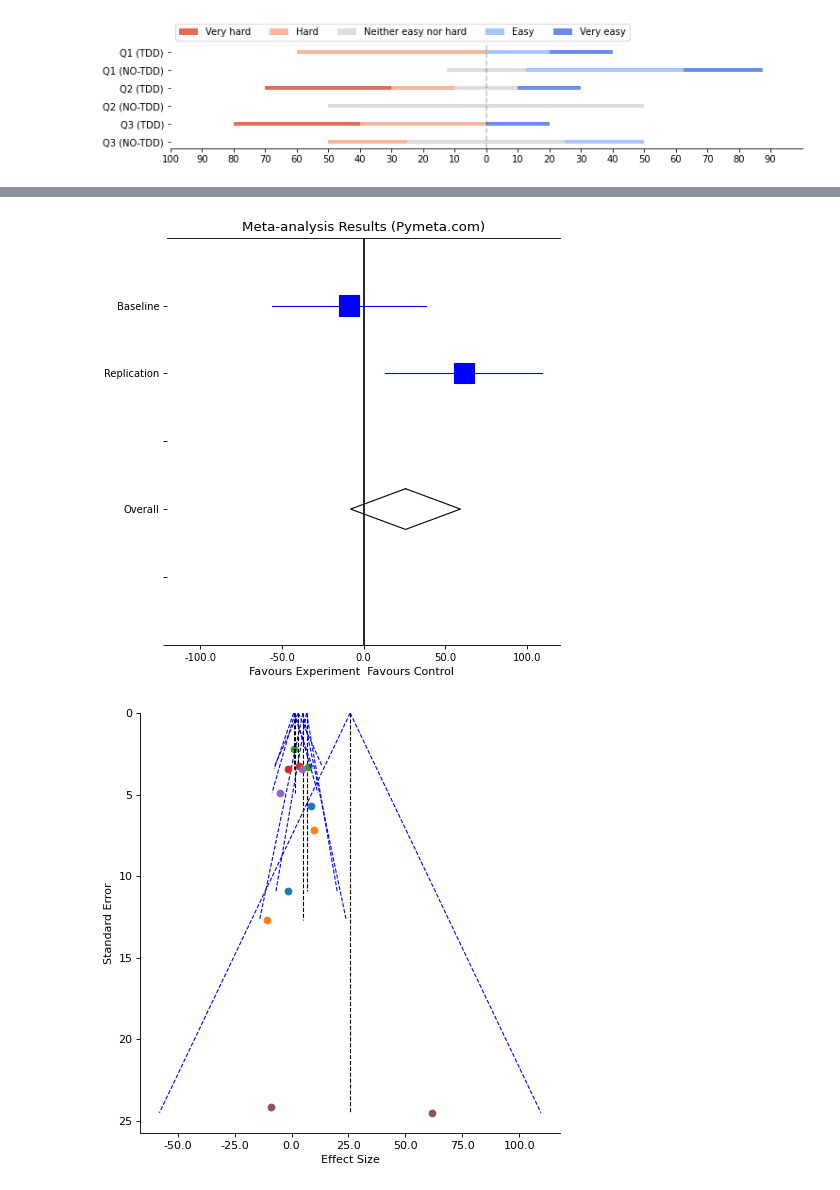
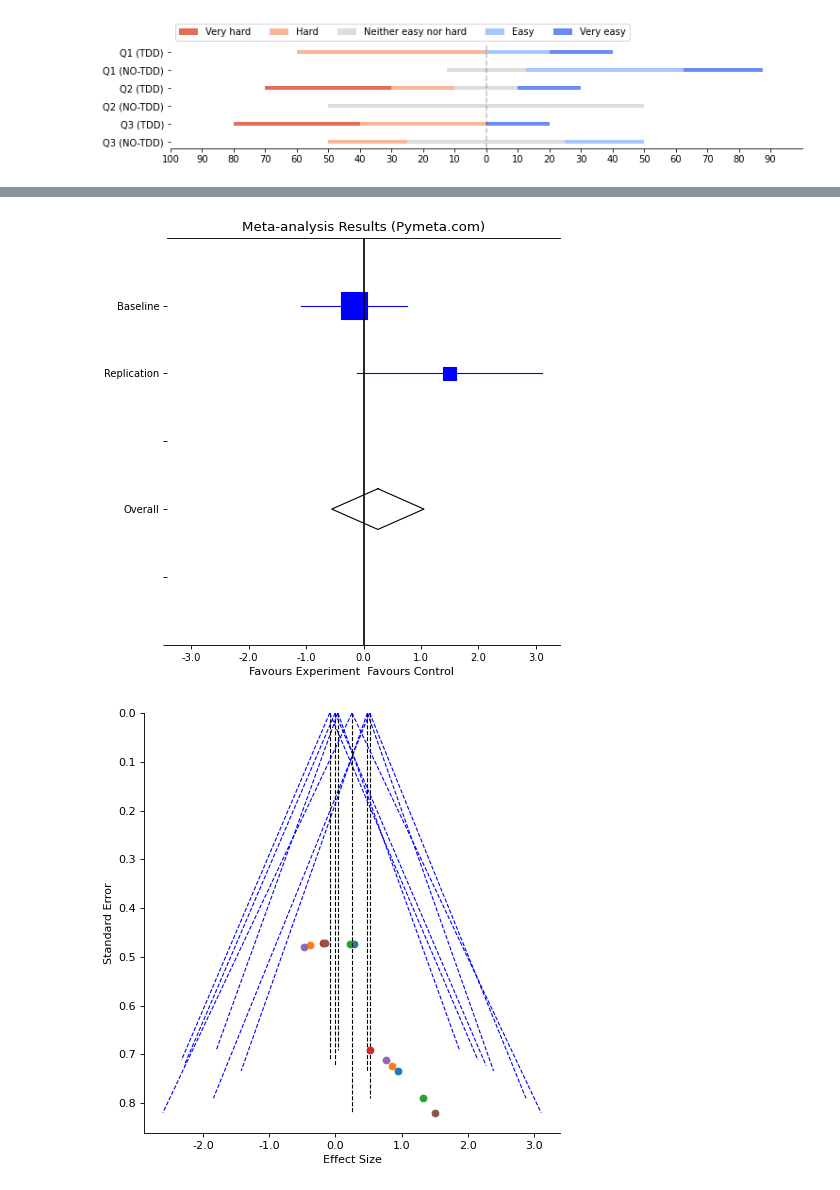
Before and after one commit to Espher5/Master_Thesis, a Jupyter notebook: data_analysis/data_analysis.ipynb, the cells around one changed output, grey strips where cells are left out. Drawn from its saved outputs; the diff is of its cells as text; code cells hidden in the pictures.

```diff
--- a/data_analysis/data_analysis.ipynb
+++ b/data_analysis/data_analysis.ipynb
@@ -143 +183,35 @@ draw_boxplots()
 ... (12 outputs left out)
+# %%
+bp = t12_df.boxplot(by='Condition', column=['CYC_TEST'], **bp_args)
+colors = ['cornflowerblue', 'coral']
+for row_key, (ax, row) in bp.iteritems():
+    ax.set_xlabel('')
+    ax.get_figure().suptitle("")
+    ax.title.set_size(40)
+    for i,box in enumerate(row['boxes']):
+        box.set_facecolor(colors[i])
+plt.xticks(fontsize=40)
+plt.yticks(fontsize=40)
+plt.savefig('box_plots/CYC_TEST')
+
+bp = t12_df.boxplot(by='Condition', column=['COG_TEST'], **bp_args)
+for row_key, (ax, row) in bp.iteritems():
+    ax.set_xlabel('')
+    ax.get_figure().suptitle("")
+    ax.title.set_size(40)
+    for i,box in enumerate(row['boxes']):
+        box.set_facecolor(colors[i])
+plt.xticks(fontsize=40)
+plt.yticks(fontsize=40)
+plt.savefig('box_plots/COG_TEST')
+
+bp = t12_df.boxplot(by='Condition', column=['#SMELLS(P+T)'], **bp_args)
+for row_key, (ax, row) in bp.iteritems():
+    ax.set_xlabel('')
+    ax.get_figure().suptitle("")
+    ax.title.set_size(40)
+    for i,box in enumerate(row['boxes']):
+        box.set_facecolor(colors[i])
+plt.xticks(fontsize=40)
+plt.yticks(fontsize=40)
+plt.savefig('box_plots/SMELLS')
@@ -364,13 +442,13 @@ settings = {
     "datatype":"CONT",    #for continuous data
     "models":"Fixed",     #models: Fixed or Random
     "algorithm":"IV",     #algorithm: IV
-    "effect":"MD"         #effect size: MD, SMD
+    "effect":"SMD"         #effect size: MD, SMD
 }
 
 variables = ['QLTY', 'PROD', 'TEST', 'CYC', 'COG', 'LOC']
 
 meta_qlty = [
-    "Baseline, 77.41, 31.52,  9,  78.78,  9.11,  9",
+    "Baseline, 82.97, 17.43,  9,  78.78,  9.11,  9",
     "Replication, 95,  7.07,  5,  86.25,  9.46,  4",
 ]
 meta_prod = [
@@ -438,2 +517,2 @@ Overall effect test: z=1.50, p=0.140
-[figure, old version]
+[figure, new version]
-[figure, old version]
+[figure, new version]
```
Also changed, not shown: parts of 16 cells of this notebook, 11 other files.
